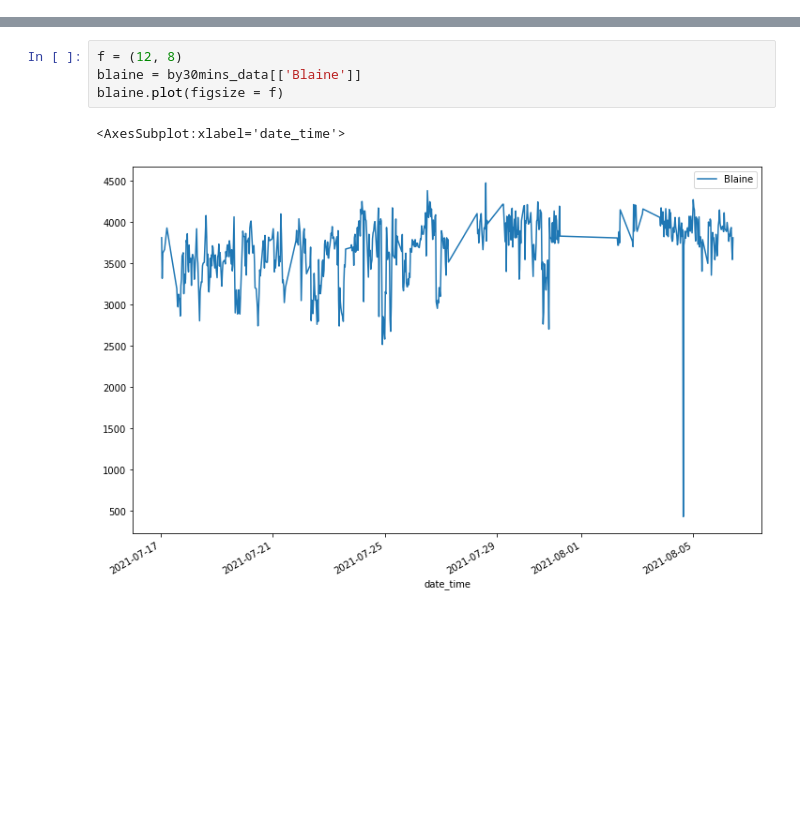
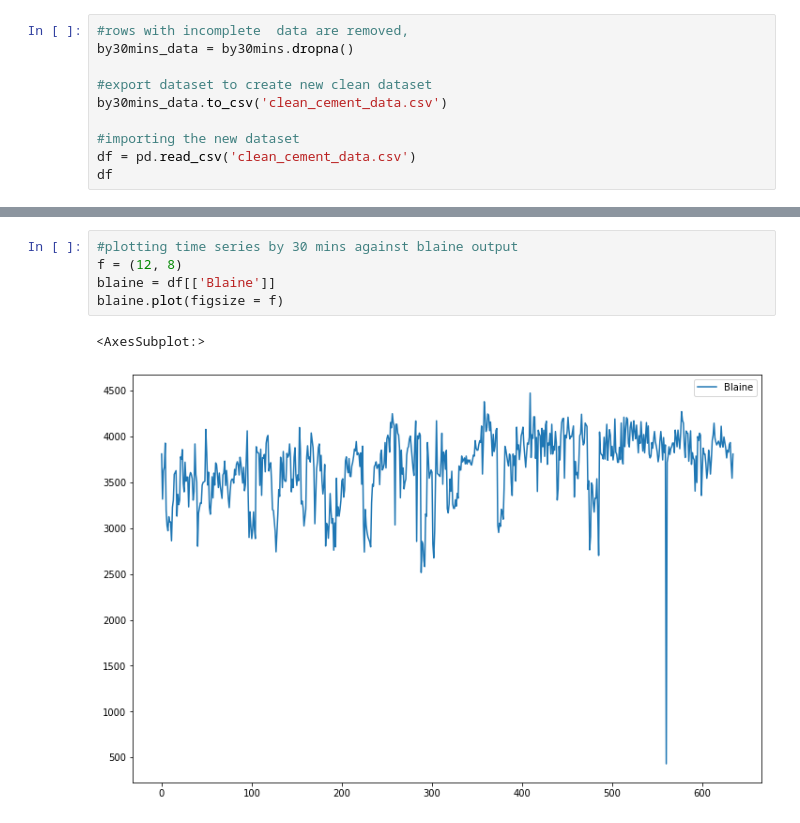
Before and after one commit to elsunais6167/cement, a Jupyter notebook: time_series_correlation.ipynb, the cells around one changed output, grey strips where cells are left out. Cells and saved outputs as stored; diff of their text form; blank space fills up the shorter version.

Commit message:
comment&plots

```diff
--- a/time_series_correlation.ipynb
+++ b/time_series_correlation.ipynb
@@ -60,0 +57,10 @@ by30mins_data
+# %%
+#rows with incomplete  data are removed,
+by30mins_data = by30mins.dropna()
+
+#export dataset to create new clean dataset
+by30mins_data.to_csv('clean_cement_data.csv')
+
+#importing the new dataset
+df = pd.read_csv('clean_cement_data.csv')
+df
@@ -61,7 +92,8 @@ by30mins_data
 # %%
+#plotting time series by 30 mins against blaine output
 f = (12, 8)
-blaine = by30mins_data[['Blaine']]
+blaine = df[['Blaine']]
 blaine.plot(figsize = f)
 # %% [output]
-<AxesSubplot:xlabel='date_time'>
+<AxesSubplot:>
-[figure, old version]
+[figure, new version]
```
Also changed, not shown: parts of 17 cells of this notebook, 4 other files.
